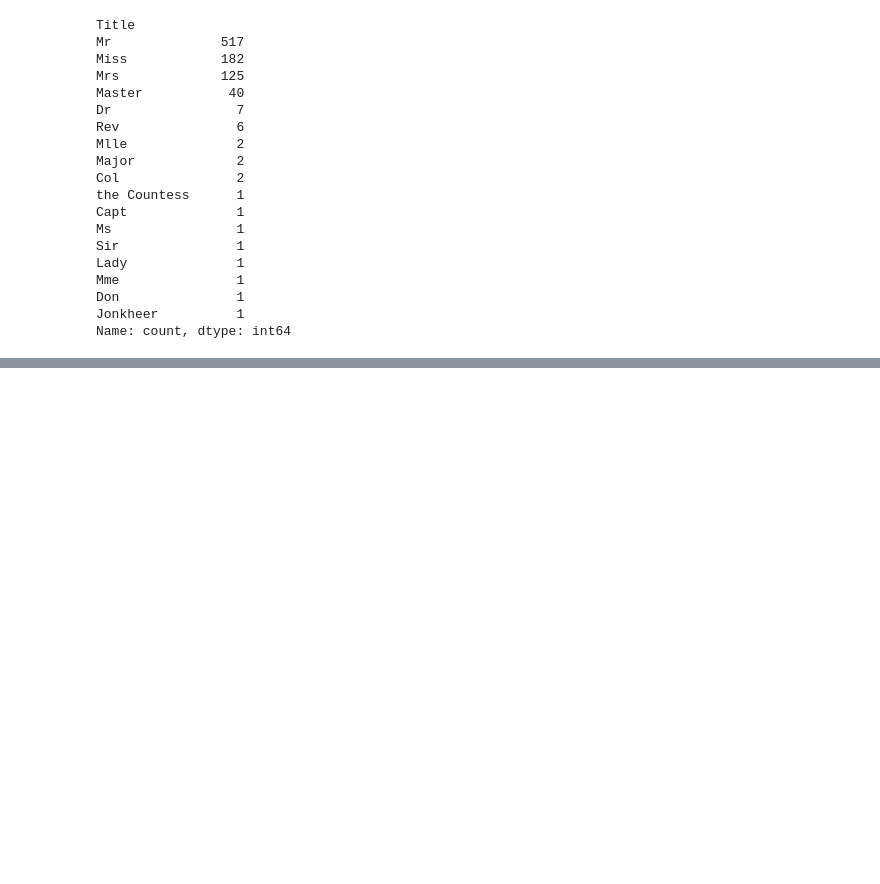
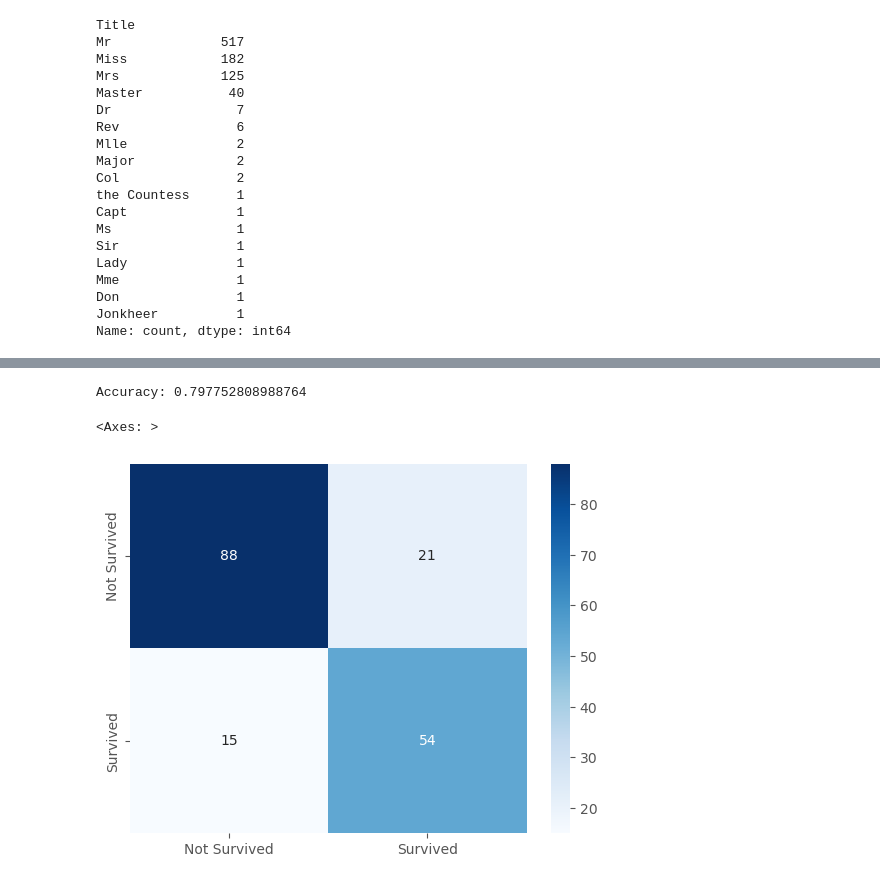
Before and after one commit to xblam/titanic, a Jupyter notebook: notebooks/titanic.ipynb, the cells around one changed output, grey strips where cells are left out. Drawn from its saved outputs; the diff is of its cells as text; code cells hidden in the pictures; blank space fills up the shorter version.

Commit message:
inital xgboost model

```diff
--- a/notebooks/titanic.ipynb
+++ b/notebooks/titanic.ipynb
@@ -306,0 +346,3 @@ Name: count, dtype: int64
+# %%
+# at this point just drop all values that are still null
+train.dropna(inplace=True)
@@ -306,0 +379,10 @@ Name: count, dtype: int64
+# %%
+# first we change sex into binary
+train['Sex'] = train['Sex'].map({'male':1, 'female':0})
+# %%
+# only grab features that I want
+train = train[[ 'Survived', 'Class',  'Sex', 'Age', 'SibSp', 'Parch',
+    'Fare', 'Embarked']]
+train['Embarked'] = train['Embarked'].astype('category')
+
+train.head()
@@ -306,0 +396,24 @@ Name: count, dtype: int64
+# %%
+# then we make 2 dataframes, one for trees and one for linear models
+df_tree = train.copy()
+df_linear = pd.get_dummies(train, columns=['Class', 'Embarked', ], drop_first=True).copy()
+# %%
+# I will first make the tree models since it is easy to use xgboost
+X = df_tree.drop(columns=['Survived'])
+y = df_tree['Survived']
+
+# split into test and train sets
+X_train, X_test, y_train, y_test = train_test_split(X, y, test_size=0.2, random_state=42)
+
+model = XGBClassifier(eval_metric='logloss', enable_categorical=True)
+model.fit(X_train, y_train)
+y_pred = model.predict(X_test)
+# Evaluate the model
+print("Accuracy:", accuracy_score(y_test, y_pred))
+# Confusion matrix
+cm = confusion_matrix(y_test, y_pred)
+sns.heatmap(cm, annot=True, fmt='d', cmap='Blues', xticklabels=['Not Survived', 'Survived'], yticklabels=['Not Survived', 'Survived'])
+# %% [output]
+Accuracy: 0.797752808988764
+<Axes: >
+[figure, added]
```
Also changed, not shown: parts of 7 cells of this notebook.
